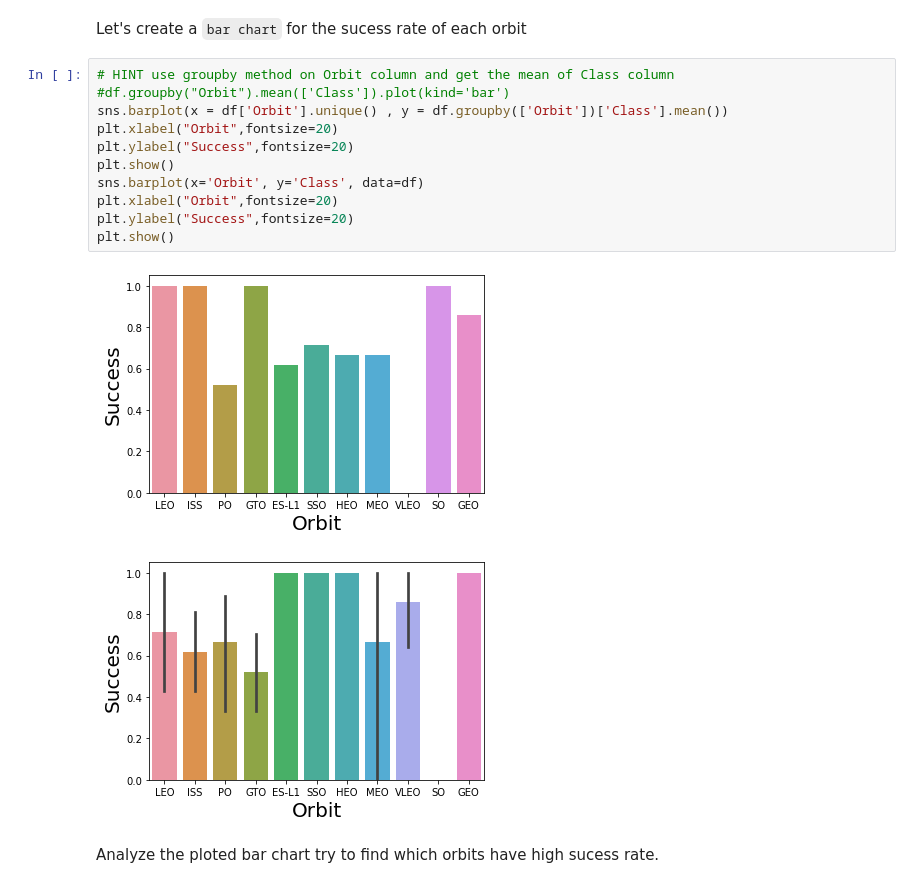
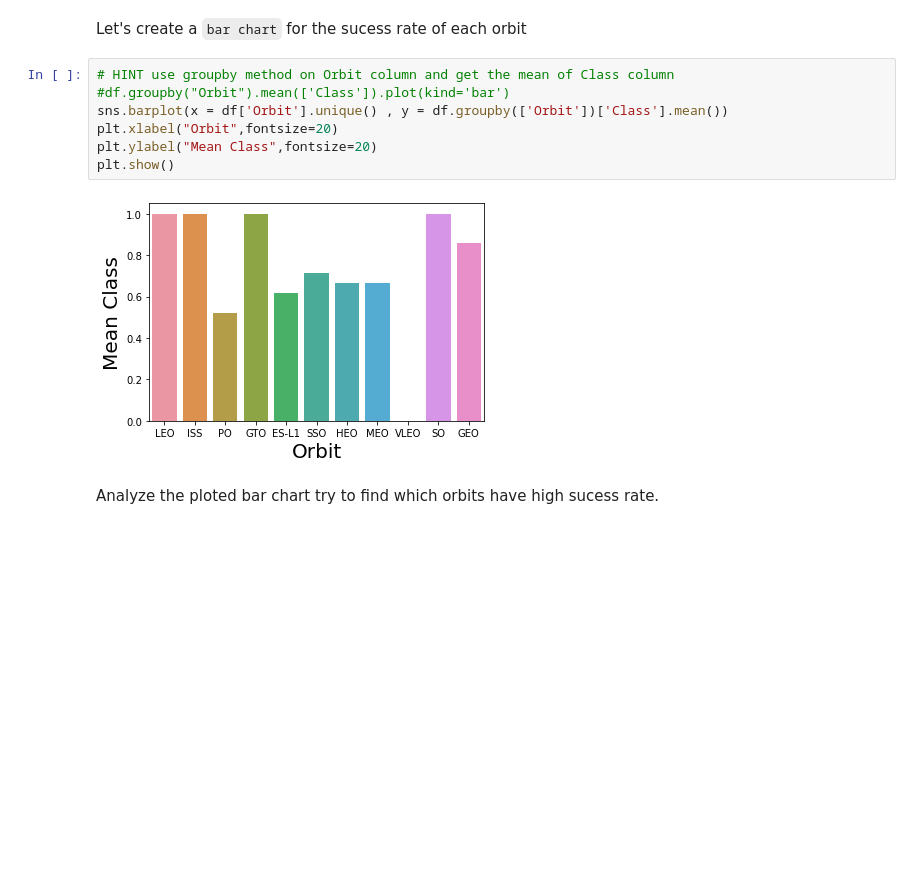
Before and after one commit to sweetps/datascience-capstone, a Jupyter notebook: Applied Data Science Capstone - EDA with Viz.ipynb, the cells around one changed output. Saved outputs shown, nothing was run; the diff lists cells and outputs as text; blank space fills up the shorter version.

```diff
--- a/Applied Data Science Capstone - EDA with Viz.ipynb
+++ b/Applied Data Science Capstone - EDA with Viz.ipynb
@@ -115,17 +119,12 @@ Let's create a `bar chart` for the sucess rate of each orbit
 # %%
 # HINT use groupby method on Orbit column and get the mean of Class column
 #df.groupby("Orbit").mean(['Class']).plot(kind='bar')
 sns.barplot(x = df['Orbit'].unique() , y = df.groupby(['Orbit'])['Class'].mean())
 plt.xlabel("Orbit",fontsize=20)
-plt.ylabel("Success",fontsize=20)
+plt.ylabel("Mean Class",fontsize=20)
 plt.show()
-sns.barplot(x='Orbit', y='Class', data=df)
-plt.xlabel("Orbit",fontsize=20)
-plt.ylabel("Success",fontsize=20)
-plt.show()
 # %% [output]
-[figure, old version]
+[figure, new version]
-[figure, removed]
 # %% [markdown]
 Analyze the ploted bar chart try to find which orbits have high sucess rate.
 # %% [markdown]
```
Also changed, not shown: parts of 5 cells of this notebook.
